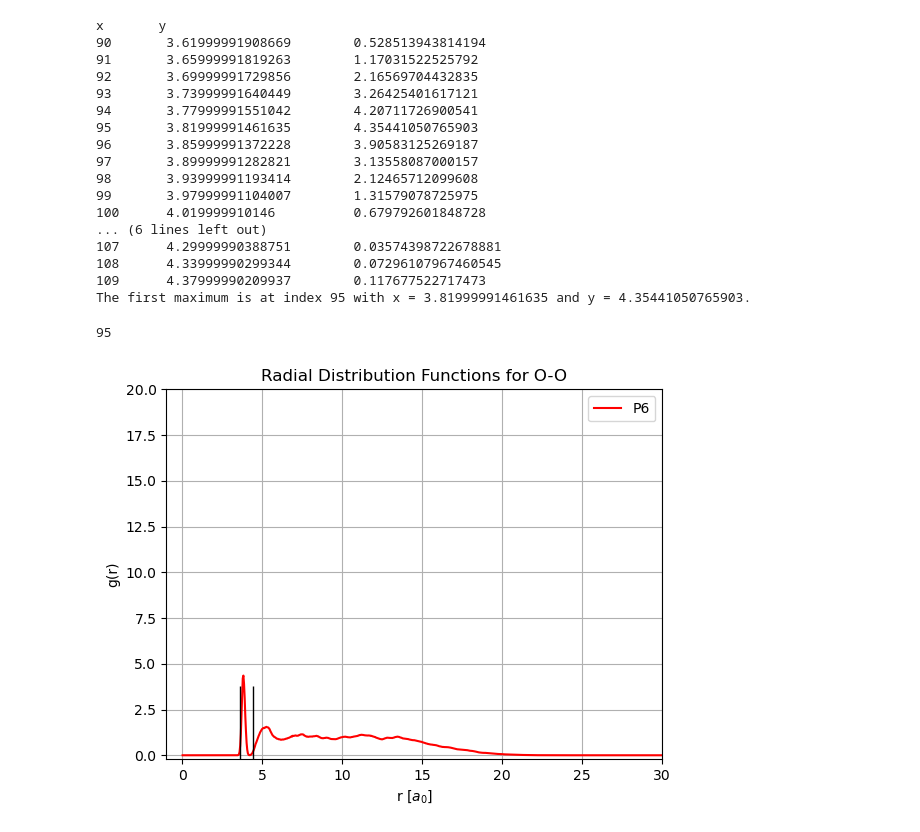
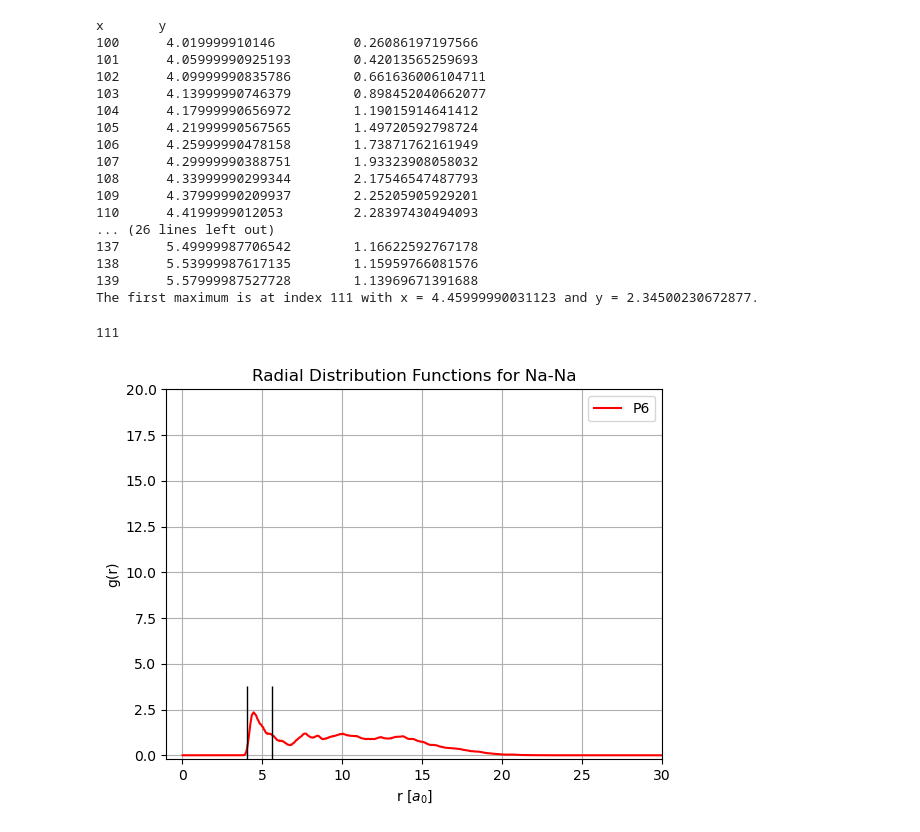
Before and after one commit to fionabaumhauer/msc_summer_project, a Jupyter notebook: nearest_neighbour_separations.ipynb, the cells around one changed output. Saved outputs shown, nothing was run; the diff lists cells and outputs as text; code cells hidden in the pictures.

```diff
--- a/nearest_neighbour_separations.ipynb
+++ b/nearest_neighbour_separations.ipynb
@@ -61,31 +59,31 @@ def find_max(lower_index, upper_index, x_values, y_values):
     return max_index
 # %%
 pressure = 6
-pair = '111' #pairs = ['111','121', '131', '221', '231','331']
+pair = '331' #pairs = ['111','121', '131', '221', '231','331']
 
-lower_index = 90
-upper_index = 110
+lower_index = 100
+upper_index = 140
 
 x_values, y_values = get_rdf_values(pressure, pair)
 plot_rdf(pair,pressure,x_values,y_values)
 find_max(lower_index, upper_index, x_values, y_values)
 # %% [output]
 x       y
-90       3.61999991908669        0.528513943814194
-91       3.65999991819263        1.17031522525792
-92       3.69999991729856        2.16569704432835
-93       3.73999991640449        3.26425401617121
-94       3.77999991551042        4.20711726900541
-95       3.81999991461635        4.35441050765903
-96       3.85999991372228        3.90583125269187
-97       3.89999991282821        3.13558087000157
-98       3.93999991193414        2.12465712099608
-99       3.97999991104007        1.31579078725975
-100      4.019999910146          0.679792601848728
-... (6 lines left out)
-107      4.29999990388751        0.03574398722678881
-108      4.33999990299344        0.07296107967460545
-109      4.37999990209937        0.117677522717473
-The first maximum is at index 95 with x = 3.81999991461635 and y = 4.35441050765903.
+100      4.019999910146          0.26086197197566
+101      4.05999990925193        0.42013565259693
+102      4.09999990835786        0.661636006104711
+103      4.13999990746379        0.898452040662077
+104      4.17999990656972        1.19015914641412
+105      4.21999990567565        1.49720592798724
+106      4.25999990478158        1.73871762161949
+107      4.29999990388751        1.93323908058032
+108      4.33999990299344        2.17546547487793
+109      4.37999990209937        2.25205905929201
+110      4.4199999012053         2.28397430494093
+... (26 lines left out)
+137      5.49999987706542        1.16622592767178
+138      5.53999987617135        1.15959766081576
+139      5.57999987527728        1.13969671391688
+The first maximum is at index 111 with x = 4.45999990031123 and y = 2.34500230672877.
-95
+111
-[figure, old version]
+[figure, new version]
```
Also changed, not shown: parts of 4 cells of this notebook.
